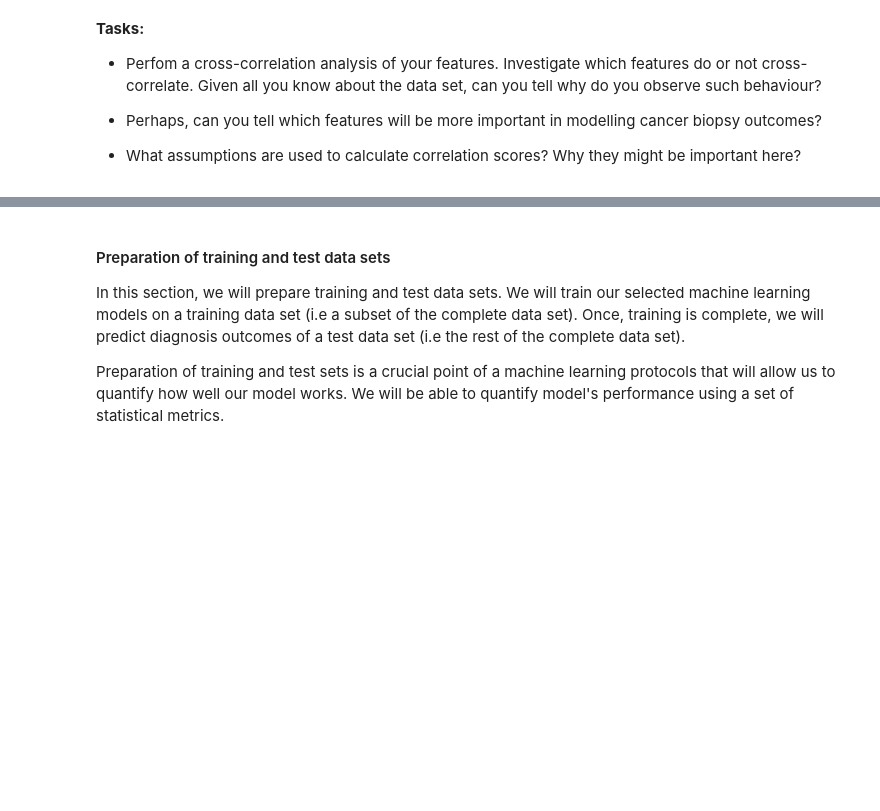
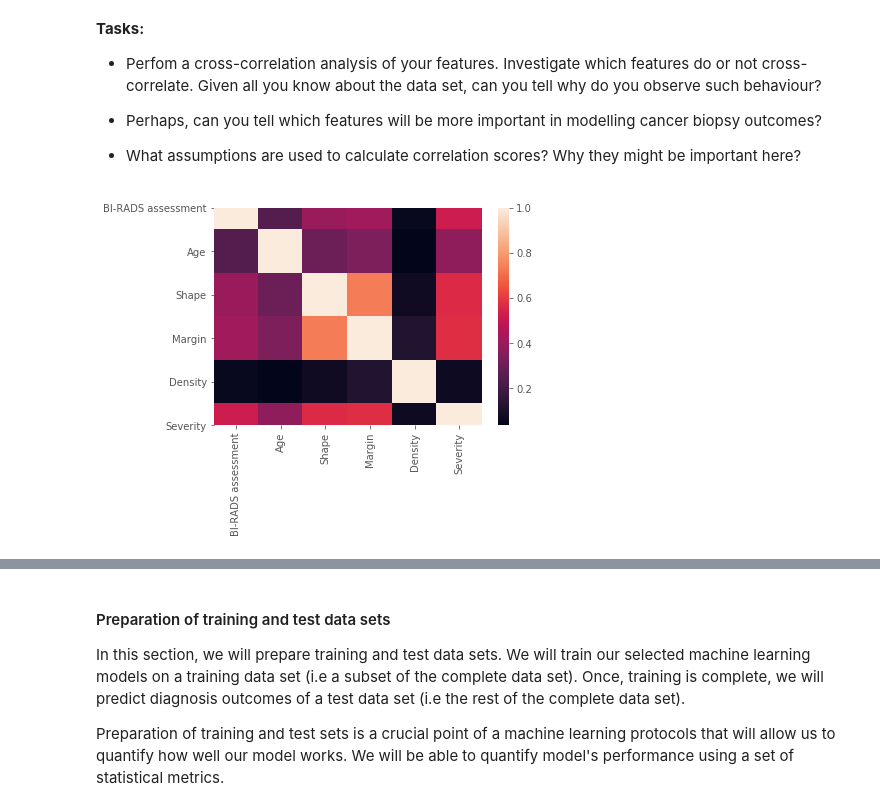
Before and after one commit to akausas/Hackathon_Autumn2019_Challenge, a Jupyter notebook: Hackathon_Challenge.ipynb, the cells around one changed output, grey strips where cells are left out. Saved outputs shown, nothing was run; the diff lists cells and outputs as text; code cells hidden in the pictures; blank space fills up the shorter version.

```diff
--- a/Hackathon_Challenge.ipynb
+++ b/Hackathon_Challenge.ipynb
@@ -421,3 +439,8 @@ __Tasks:__
+# %%
+a = complete.corr()
+sns.heatmap(a);
+# %% [output]
+[figure, added]
 # %%
 # Manual calculation by creating empty numpy array and assigning correlation coefficients
 
```
Also changed, not shown: parts of 24 cells of this notebook.
